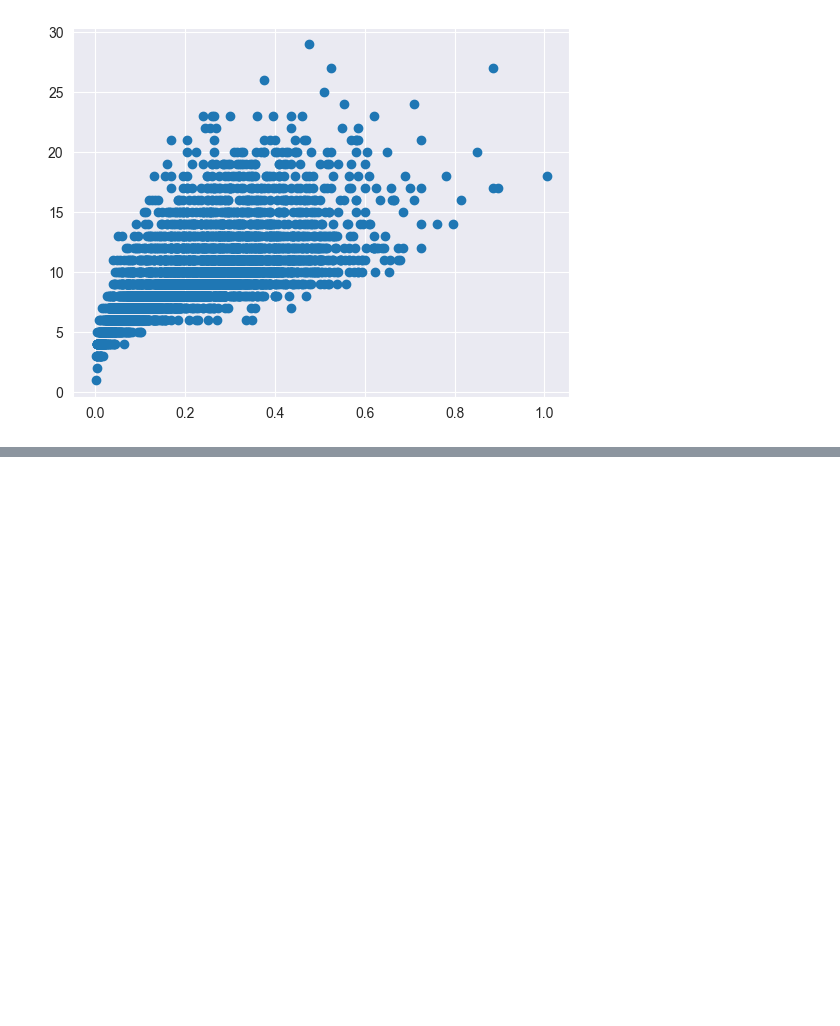
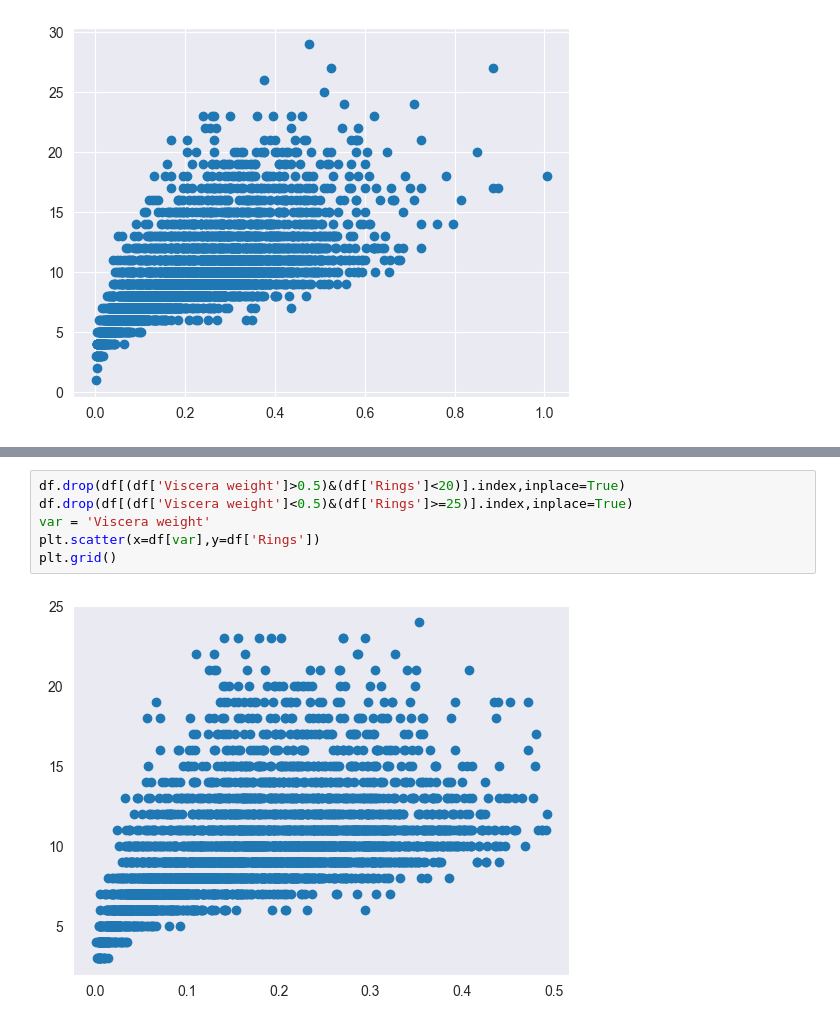
Before and after one commit to Darkget1/machin_learning, a Jupyter notebook: chapter07.ipynb, the cells around one changed output, grey strips where cells are left out. Drawn from its saved outputs; the diff is of its cells as text; blank space fills up the shorter version.

```diff
--- a/chapter07.ipynb
+++ b/chapter07.ipynb
@@ -492,0 +498,8 @@ plt.grid()
+# %%
+df.drop(df[(df['Viscera weight']>0.5)&(df['Rings']<20)].index,inplace=True)
+df.drop(df[(df['Viscera weight']<0.5)&(df['Rings']>=25)].index,inplace=True)
+var = 'Viscera weight'
+plt.scatter(x=df[var],y=df['Rings'])
+plt.grid()
+# %% [output]
+[figure, added]
```
Also changed, not shown: parts of 14 cells of this notebook.
